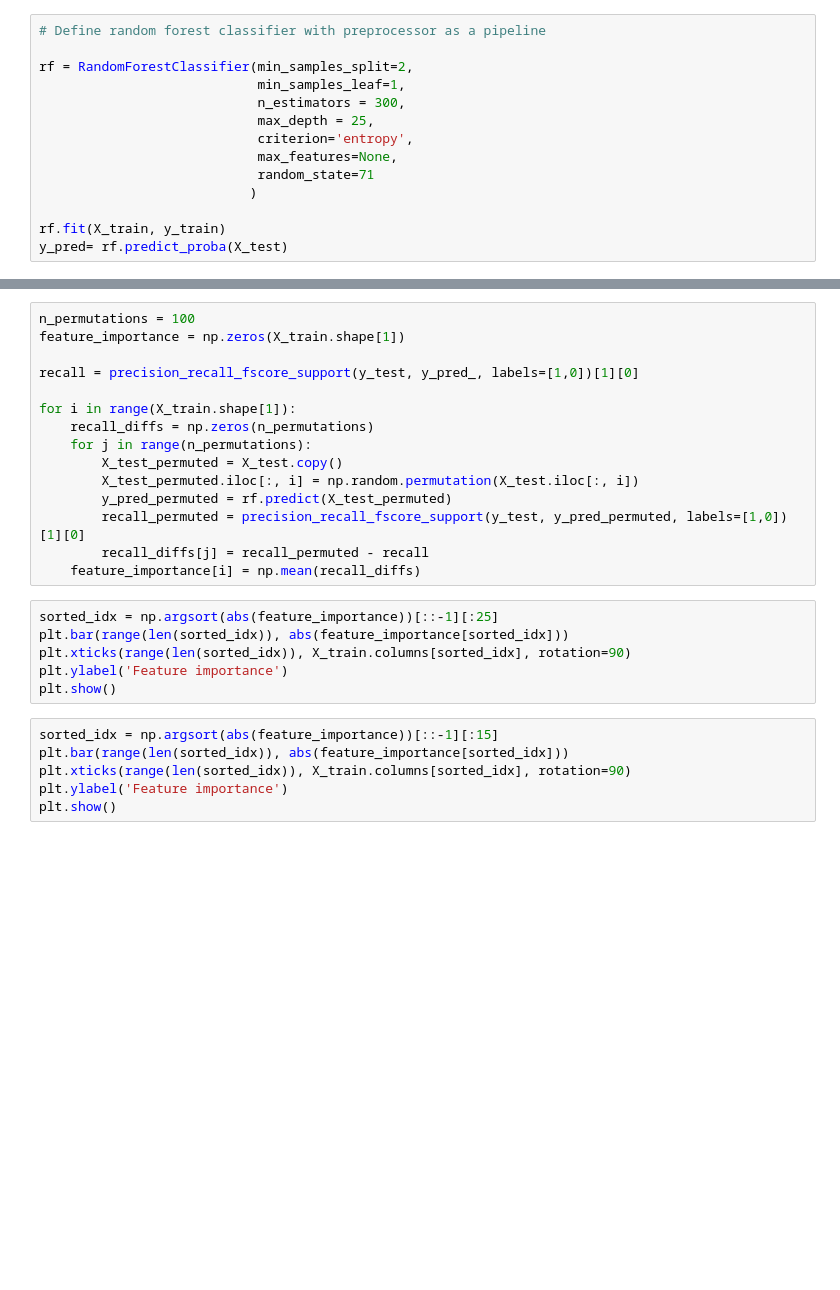
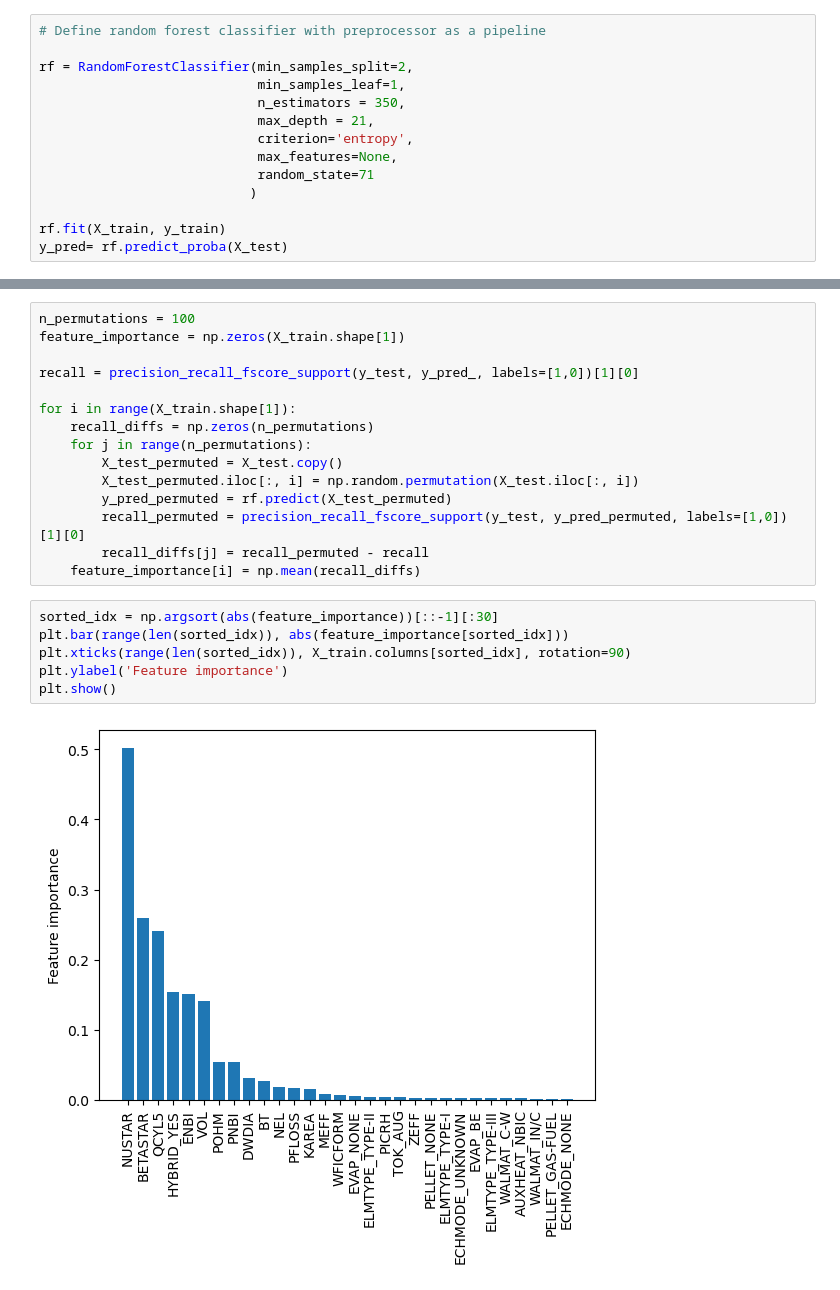
Before and after one commit to Chinnasf/FUSION-EP-Master-Thesis, a Jupyter notebook: Classification/Sklearn Tuning/All_variables.ipynb, the cells around one changed output, grey strips where cells are left out. Cells and saved outputs as stored; diff of their text form; blank space fills up the shorter version.

```diff
--- a/Classification/Sklearn Tuning/All_variables.ipynb
+++ b/Classification/Sklearn Tuning/All_variables.ipynb
@@ -107,8 +107,8 @@ X_train, X_test, y_train, y_test = train_test_split(X, y, test_size=0.3, random_
 
 rf = RandomForestClassifier(min_samples_split=2,
                             min_samples_leaf=1,
-                            n_estimators = 300,
-                            max_depth = 25,
+                            n_estimators = 350,
+                            max_depth = 21,
                             criterion='entropy',
                             max_features=None,
                             random_state=71
@@ -170,15 +193,11 @@ for i in range(X_train.shape[1]):
         recall_permuted = precision_recall_fscore_support(y_test, y_pred_permuted, labels=[1,0])[1][0]
         recall_diffs[j] = recall_permuted - recall
     feature_importance[i] = np.mean(recall_diffs)
-# %%
-sorted_idx = np.argsort(abs(feature_importance))[::-1][:25]
-plt.bar(range(len(sorted_idx)), abs(feature_importance[sorted_idx]))
-plt.xticks(range(len(sorted_idx)), X_train.columns[sorted_idx], rotation=90)
-plt.ylabel('Feature importance')
-plt.show()
-# %%
-sorted_idx = np.argsort(abs(feature_importance))[::-1][:15]
-plt.bar(range(len(sorted_idx)), abs(feature_importance[sorted_idx]))
-plt.xticks(range(len(sorted_idx)), X_train.columns[sorted_idx], rotation=90)
-plt.ylabel('Feature importance')
-plt.show()
+# %%
+sorted_idx = np.argsort(abs(feature_importance))[::-1][:30]
+plt.bar(range(len(sorted_idx)), abs(feature_importance[sorted_idx]))
+plt.xticks(range(len(sorted_idx)), X_train.columns[sorted_idx], rotation=90)
+plt.ylabel('Feature importance')
+plt.show()
+# %% [output]
+[figure, added]
```
Also changed, not shown: parts of 8 cells of this notebook, 3 other files.
